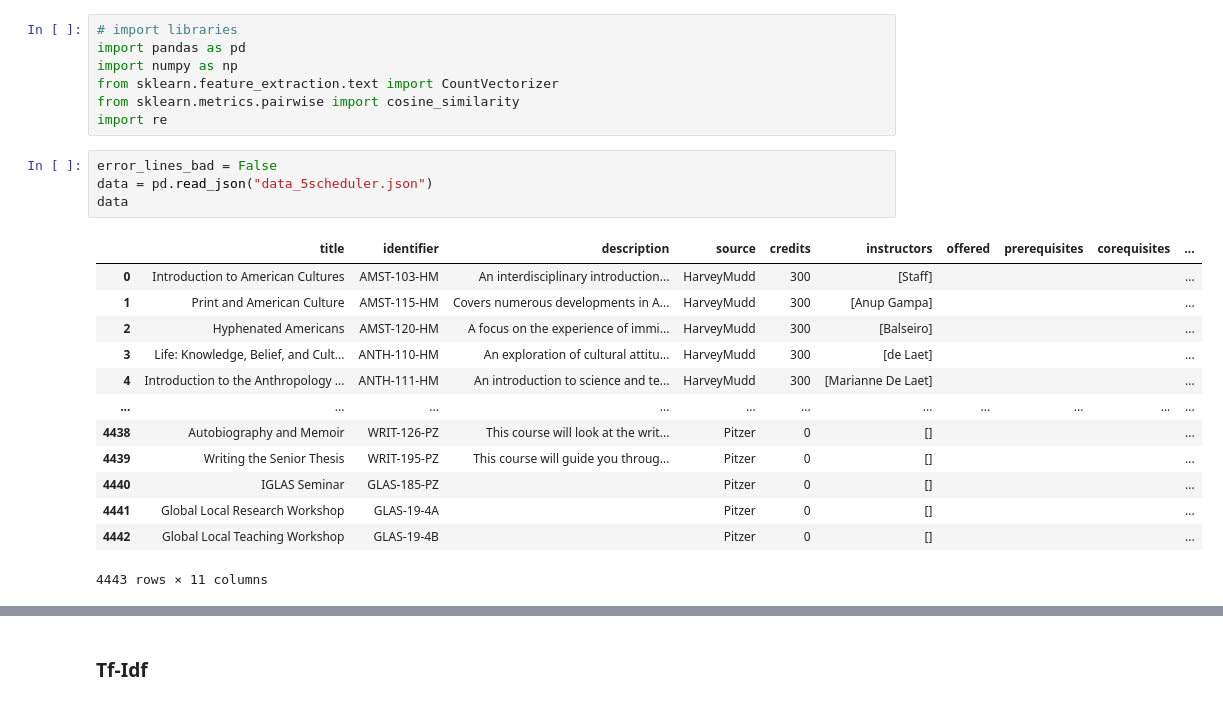
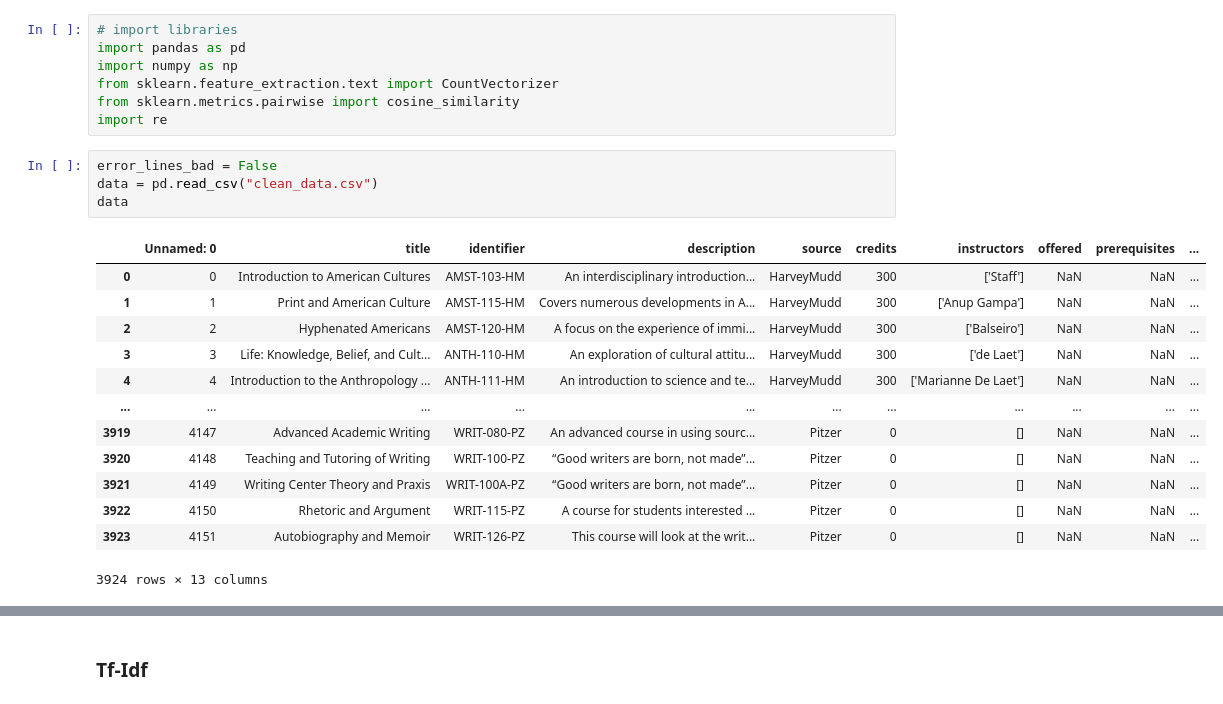
Before and after one commit to p-ai-org/p-recommender, a Jupyter notebook: data-science/rachel.ipynb, the cells around one changed output, grey strips where cells are left out. Drawn from its saved outputs; the diff is of its cells as text.

```diff
--- a/data-science/rachel.ipynb
+++ b/data-science/rachel.ipynb
@@ -7,19 +7,19 @@ from sklearn.metrics.pairwise import cosine_similarity
 import re
 # %%
 error_lines_bad = False
-data = pd.read_json("data_5scheduler.json")
+data = pd.read_csv("clean_data.csv")
 data
 # %% [output]
-|  | title | identifier | description | source | credits | instructors | offered | prerequisites | corequisites | ... |
-| 0 | Introduction to American Cultures | AMST-103-HM | An interdisciplinary introduction... | HarveyMudd | 300 | [Staff] |  |  |  | ... |
-| 1 | Print and American Culture | AMST-115-HM | Covers numerous developments in A... | HarveyMudd | 300 | [Anup Gampa] |  |  |  | ... |
-| 2 | Hyphenated Americans | AMST-120-HM | A focus on the experience of immi... | HarveyMudd | 300 | [Balseiro] |  |  |  | ... |
-| 3 | Life: Knowledge, Belief, and Cult... | ANTH-110-HM | An exploration of cultural attitu... | HarveyMudd | 300 | [de Laet] |  |  |  | ... |
-| 4 | Introduction to the Anthropology ... | ANTH-111-HM | An introduction to science and te... | HarveyMudd | 300 | [Marianne De Laet] |  |  |  | ... |
+|  | Unnamed: 0 | title | identifier | description | source | credits | instructors | offered | prerequisites | ... |
+| 0 | 0 | Introduction to American Cultures | AMST-103-HM | An interdisciplinary introduction... | HarveyMudd | 300 | ['Staff'] | NaN | NaN | ... |
+| 1 | 1 | Print and American Culture | AMST-115-HM | Covers numerous developments in A... | HarveyMudd | 300 | ['Anup Gampa'] | NaN | NaN | ... |
+| 2 | 2 | Hyphenated Americans | AMST-120-HM | A focus on the experience of immi... | HarveyMudd | 300 | ['Balseiro'] | NaN | NaN | ... |
+| 3 | 3 | Life: Knowledge, Belief, and Cult... | ANTH-110-HM | An exploration of cultural attitu... | HarveyMudd | 300 | ['de Laet'] | NaN | NaN | ... |
+| 4 | 4 | Introduction to the Anthropology ... | ANTH-111-HM | An introduction to science and te... | HarveyMudd | 300 | ['Marianne De Laet'] | NaN | NaN | ... |
 | ... | ... | ... | ... | ... | ... | ... | ... | ... | ... | ... |
-| 4438 | Autobiography and Memoir | WRIT-126-PZ | This course will look at the writ... | Pitzer | 0 | [] |  |  |  | ... |
-| 4439 | Writing the Senior Thesis | WRIT-195-PZ | This course will guide you throug... | Pitzer | 0 | [] |  |  |  | ... |
-| 4440 | IGLAS Seminar | GLAS-185-PZ |  | Pitzer | 0 | [] |  |  |  | ... |
-| 4441 | Global Local Research Workshop | GLAS-19-4A |  | Pitzer | 0 | [] |  |  |  | ... |
-| 4442 | Global Local Teaching Workshop | GLAS-19-4B |  | Pitzer | 0 | [] |  |  |  | ... |
+| 3919 | 4147 | Advanced Academic Writing | WRIT-080-PZ | An advanced course in using sourc... | Pitzer | 0 | [] | NaN | NaN | ... |
+| 3920 | 4148 | Teaching and Tutoring of Writing | WRIT-100-PZ | “Good writers are born, not made”... | Pitzer | 0 | [] | NaN | NaN | ... |
+| 3921 | 4149 | Writing Center Theory and Praxis | WRIT-100A-PZ | “Good writers are born, not made”... | Pitzer | 0 | [] | NaN | NaN | ... |
+| 3922 | 4150 | Rhetoric and Argument | WRIT-115-PZ | A course for students interested ... | Pitzer | 0 | [] | NaN | NaN | ... |
+| 3923 | 4151 | Autobiography and Memoir | WRIT-126-PZ | This course will look at the writ... | Pitzer | 0 | [] | NaN | NaN | ... |
-4443 rows × 11 columns
+3924 rows × 13 columns
```
Also changed, not shown: parts of 14 cells of this notebook, 2 other files.
